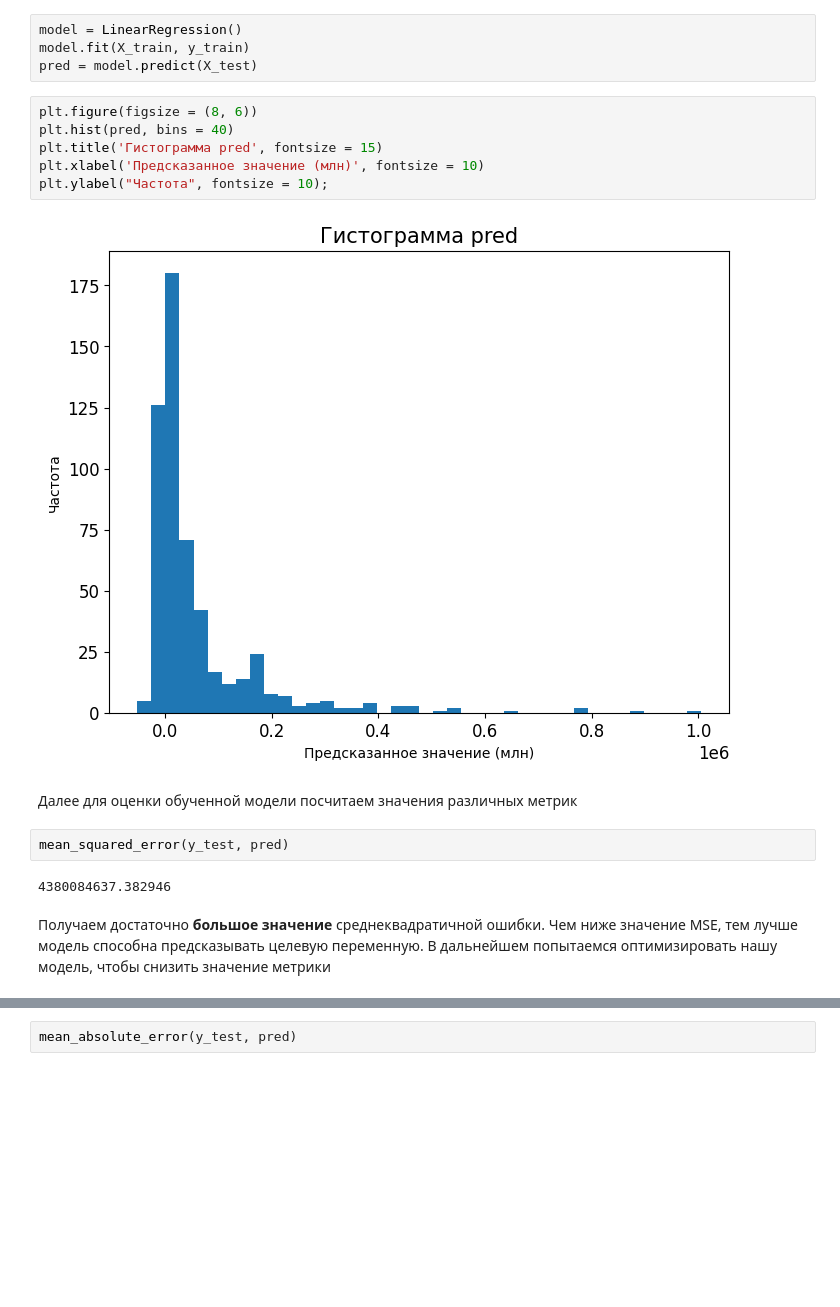
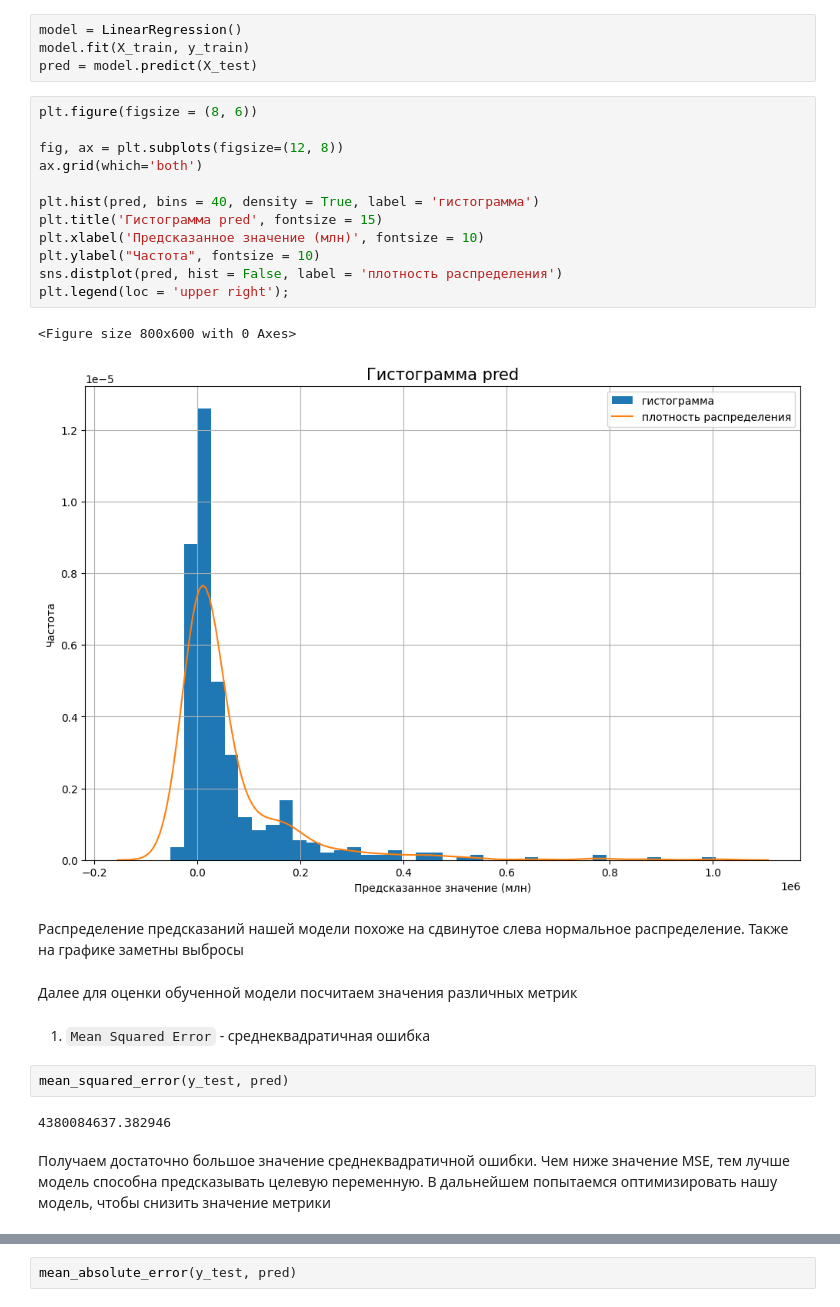
Before and after one commit to sardor014/project_andan_2023, a Jupyter notebook: ML.ipynb, the cells around one changed output, grey strips where cells are left out. Drawn from its saved outputs; the diff is of its cells as text; blank space fills up the shorter version.

```diff
--- a/ML.ipynb
+++ b/ML.ipynb
@@ -86,18 +86,29 @@ model.fit(X_train, y_train)
 pred = model.predict(X_test)
 # %%
 plt.figure(figsize = (8, 6))
-plt.hist(pred, bins = 40)
+
+fig, ax = plt.subplots(figsize=(12, 8))
+ax.grid(which='both')
+
+plt.hist(pred, bins = 40, density = True, label = 'гистограмма')
 plt.title('Гистограмма pred', fontsize = 15)
 plt.xlabel('Предсказанное значение (млн)', fontsize = 10)
-plt.ylabel("Частота", fontsize = 10);
+plt.ylabel("Частота", fontsize = 10)
+sns.distplot(pred, hist = False, label = 'плотность распределения')
+plt.legend(loc = 'upper right');
 # %% [output]
+<Figure size 800x600 with 0 Axes>
-[figure, old version]
+[figure, new version]
+# %% [markdown]
+Распределение предсказаний нашей модели похоже на сдвинутое слева нормальное распределение. Также на графике заметны выбросы
 # %% [markdown]
 Далее для оценки обученной модели посчитаем значения различных метрик
+# %% [markdown]
+1. `Mean Squared Error` - среднеквадратичная ошибка
 # %%
 mean_squared_error(y_test, pred)
 # %% [output]
 4380084637.382946
 # %% [markdown]
-Получаем достаточно **большое значение** среднеквадратичной ошибки. Чем ниже значение MSE, тем лучше модель способна предсказывать целевую переменную. В дальнейшем попытаемся оптимизировать нашу модель, чтобы снизить значение метрики
+Получаем достаточно большое значение среднеквадратичной ошибки. Чем ниже значение MSE, тем лучше модель способна предсказывать целевую переменную. В дальнейшем попытаемся оптимизировать нашу модель, чтобы снизить значение метрики
 # %% [markdown]
```
Also changed, not shown: parts of 22 cells of this notebook.
